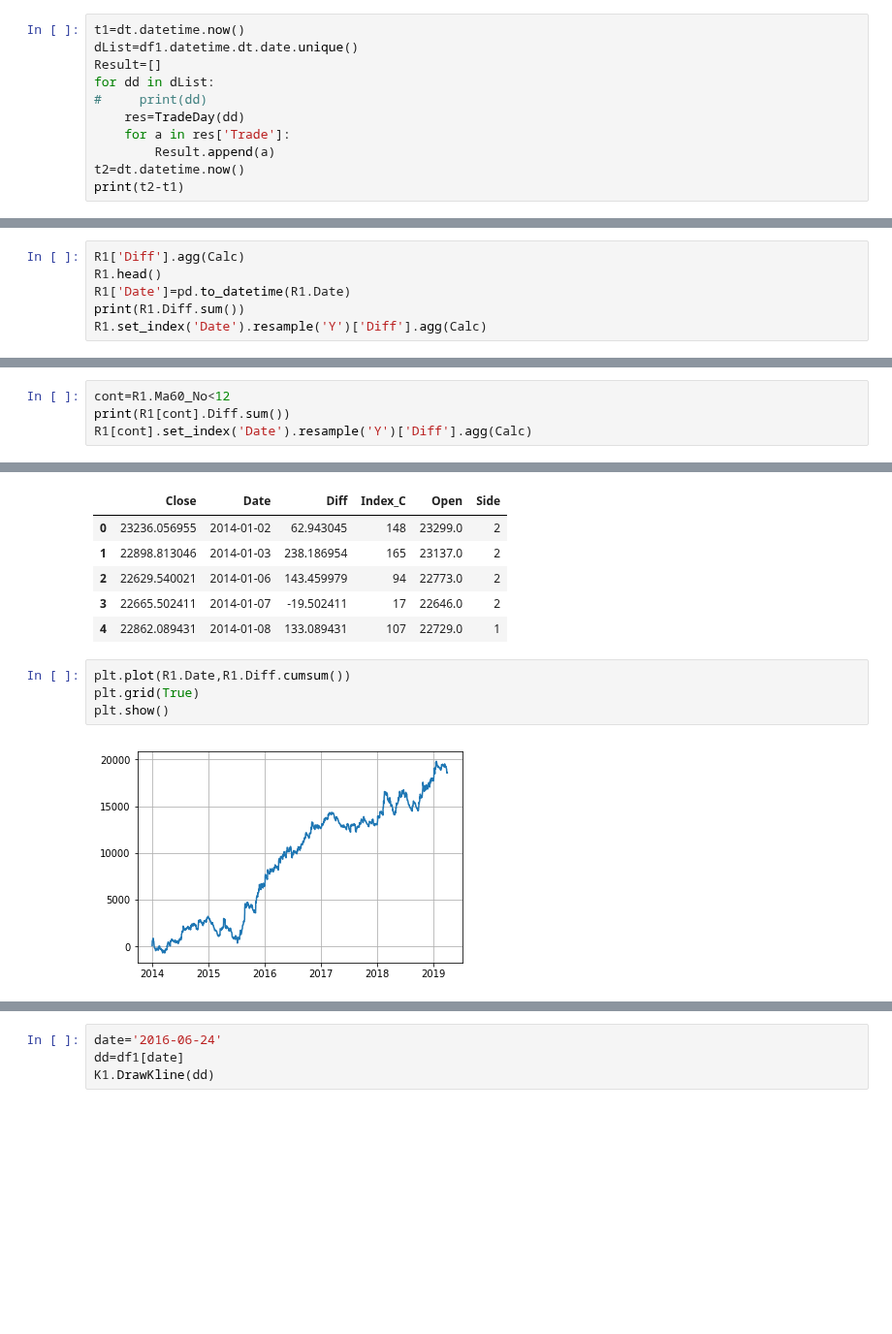
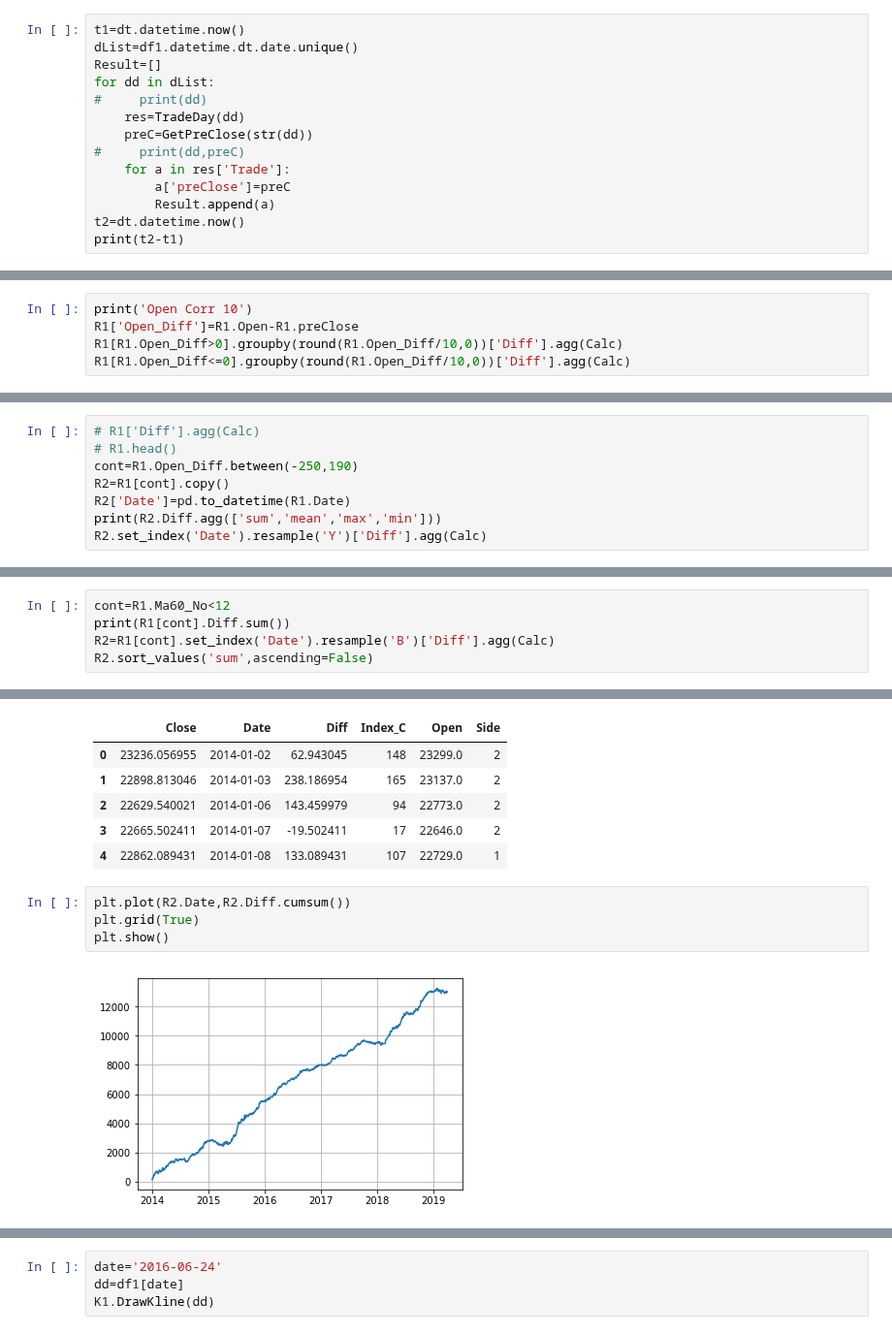
Before and after one commit to che7611/test2, a Jupyter notebook: MA60.ipynb, the cells around one changed output, grey strips where cells are left out. Shown at 97% size. Cells and saved outputs as stored; diff of their text form; blank space fills up the shorter version.

Commit message:
MA60_Open

```diff
--- a/MA60.ipynb
+++ b/MA60.ipynb
@@ -344,7 +351,10 @@ Result=[]
 for dd in dList:
 #     print(dd)
     res=TradeDay(dd)
+    preC=GetPreClose(str(dd))
+#     print(dd,preC)
     for a in res['Trade']:
+        a['preClose']=preC
         Result.append(a)
 t2=dt.datetime.now()
 print(t2-t1)
@@ -356,0 +379,5 @@ R1=pd.DataFrame(Result)
+# %%
+print('Open Corr 10')
+R1['Open_Diff']=R1.Open-R1.preClose
+R1[R1.Open_Diff>0].groupby(round(R1.Open_Diff/10,0))['Diff'].agg(Calc)
+R1[R1.Open_Diff<=0].groupby(round(R1.Open_Diff/10,0))['Diff'].agg(Calc)
@@ -357,7 +434,9 @@ R1=pd.DataFrame(Result)
 # %%
-R1['Diff'].agg(Calc)
-R1.head()
-R1['Date']=pd.to_datetime(R1.Date)
-print(R1.Diff.sum())
-R1.set_index('Date').resample('Y')['Diff'].agg(Calc)
+# R1['Diff'].agg(Calc)
+# R1.head()
+cont=R1.Open_Diff.between(-250,190)
+R2=R1[cont].copy()
+R2['Date']=pd.to_datetime(R1.Date)
+print(R2.Diff.agg(['sum','mean','max','min']))
+R2.set_index('Date').resample('Y')['Diff'].agg(Calc)
 # %% [output]
@@ -387,5 +474,6 @@ R1[cont].set_index('Date').resample('Y')['Diff'].agg(Calc)
 # %%
 cont=R1.Ma60_No<12
 print(R1[cont].Diff.sum())
-R1[cont].set_index('Date').resample('Y')['Diff'].agg(Calc)
+R2=R1[cont].set_index('Date').resample('B')['Diff'].agg(Calc)
+R2.sort_values('sum',ascending=False)
 # %% [output]
@@ -422,11 +521,11 @@ R1.head()
 | 3 | 22665.502411 | 2014-01-07 | -19.502411 | 17 | 22646.0 | 2 |
 | 4 | 22862.089431 | 2014-01-08 | 133.089431 | 107 | 22729.0 | 1 |
 # %%
-plt.plot(R1.Date,R1.Diff.cumsum())
+plt.plot(R2.Date,R2.Diff.cumsum())
 plt.grid(True)
 plt.show()
 # %% [output]
-[figure, old version]
+[figure, new version]
 # %%
 from kline import Kline as KK
 K1=KK()
```
Also changed, not shown: parts of 15 cells of this notebook.
